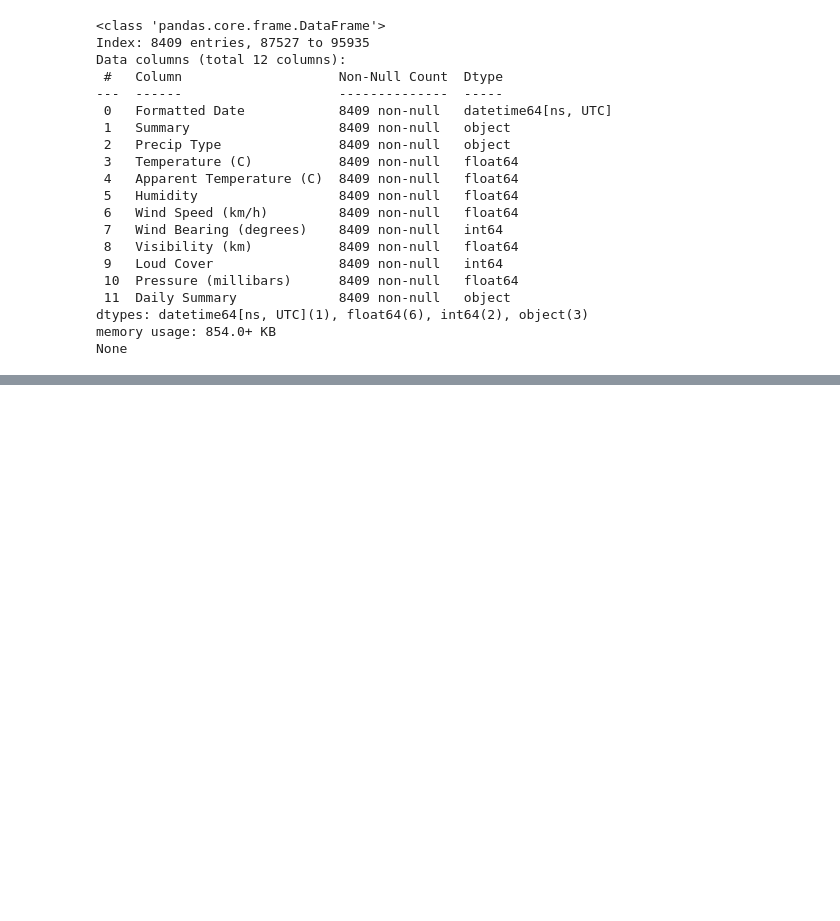
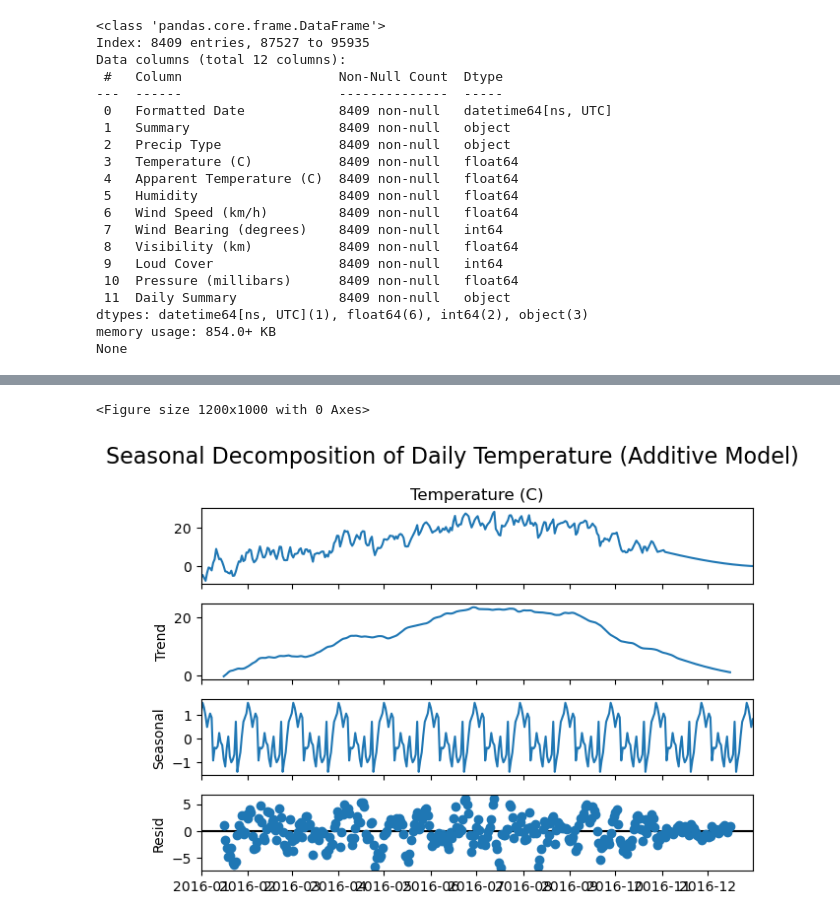
Before and after one commit to RinorRexhaj/Weather-Forecast, a Jupyter notebook: Project.ipynb, the cells around one changed output, grey strips where cells are left out. Drawn from its saved outputs; the diff is of its cells as text; code cells hidden in the pictures; blank space fills up the shorter version.

```diff
--- a/Project.ipynb
+++ b/Project.ipynb
@@ -159,0 +191,21 @@ plt.show()
+# %%
+from statsmodels.tsa.seasonal import seasonal_decompose
+
+# Resample to daily mean
+daily_temp = df['Temperature (C)'].resample('D').mean()
+
+# Fill missing values
+daily_temp = daily_temp.interpolate()
+
+# Decompose the series
+result = seasonal_decompose(daily_temp, model='additive', period=30)
+
+# Plot the decomposition
+plt.figure(figsize=(12, 10))
+result.plot()
+plt.suptitle('Seasonal Decomposition of Daily Temperature (Additive Model)', fontsize=16)
+plt.tight_layout()
+plt.show()
+# %% [output]
+<Figure size 1200x1000 with 0 Axes>
+[figure, added]
```
Also changed, not shown: parts of 18 cells of this notebook, 1 other file.
